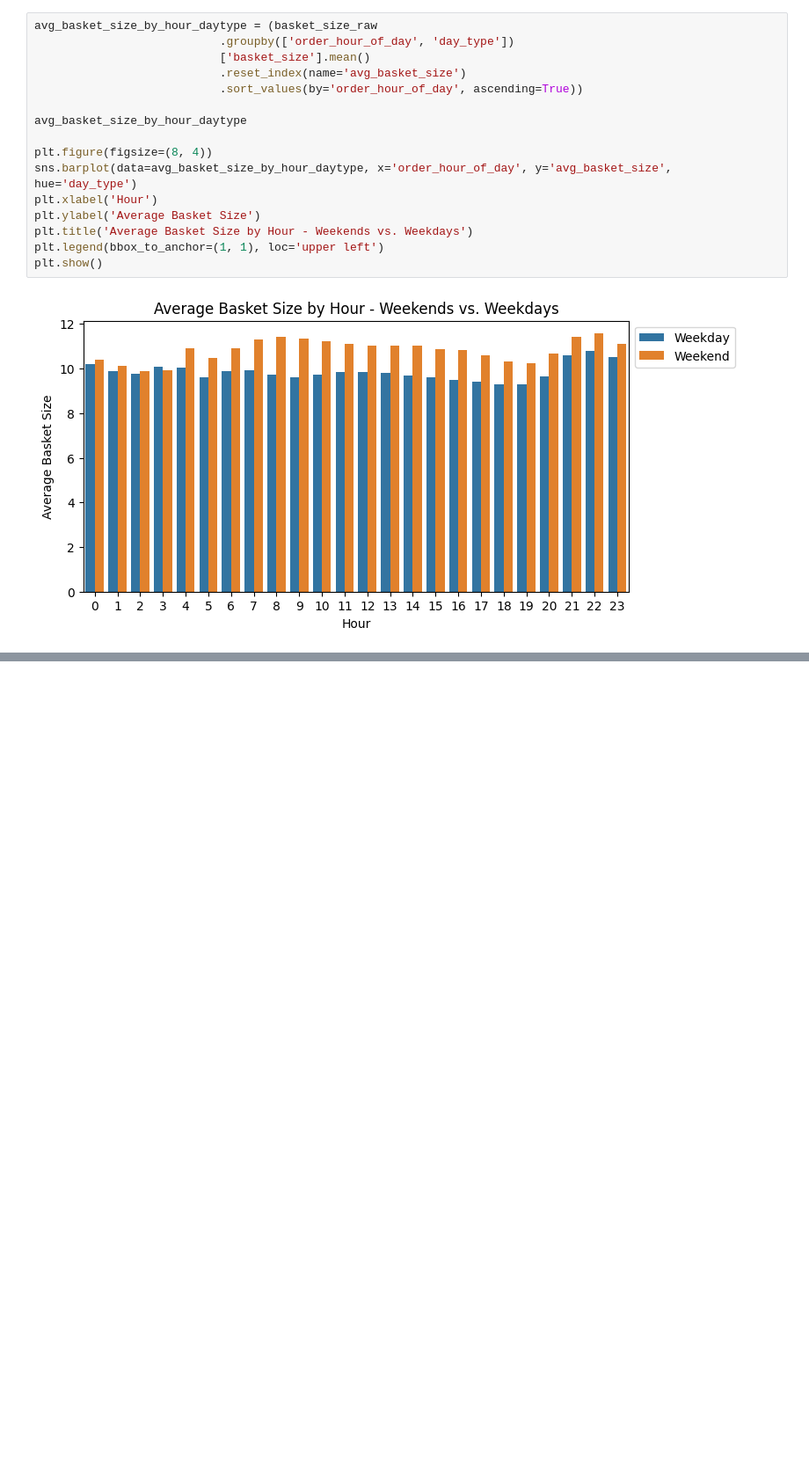
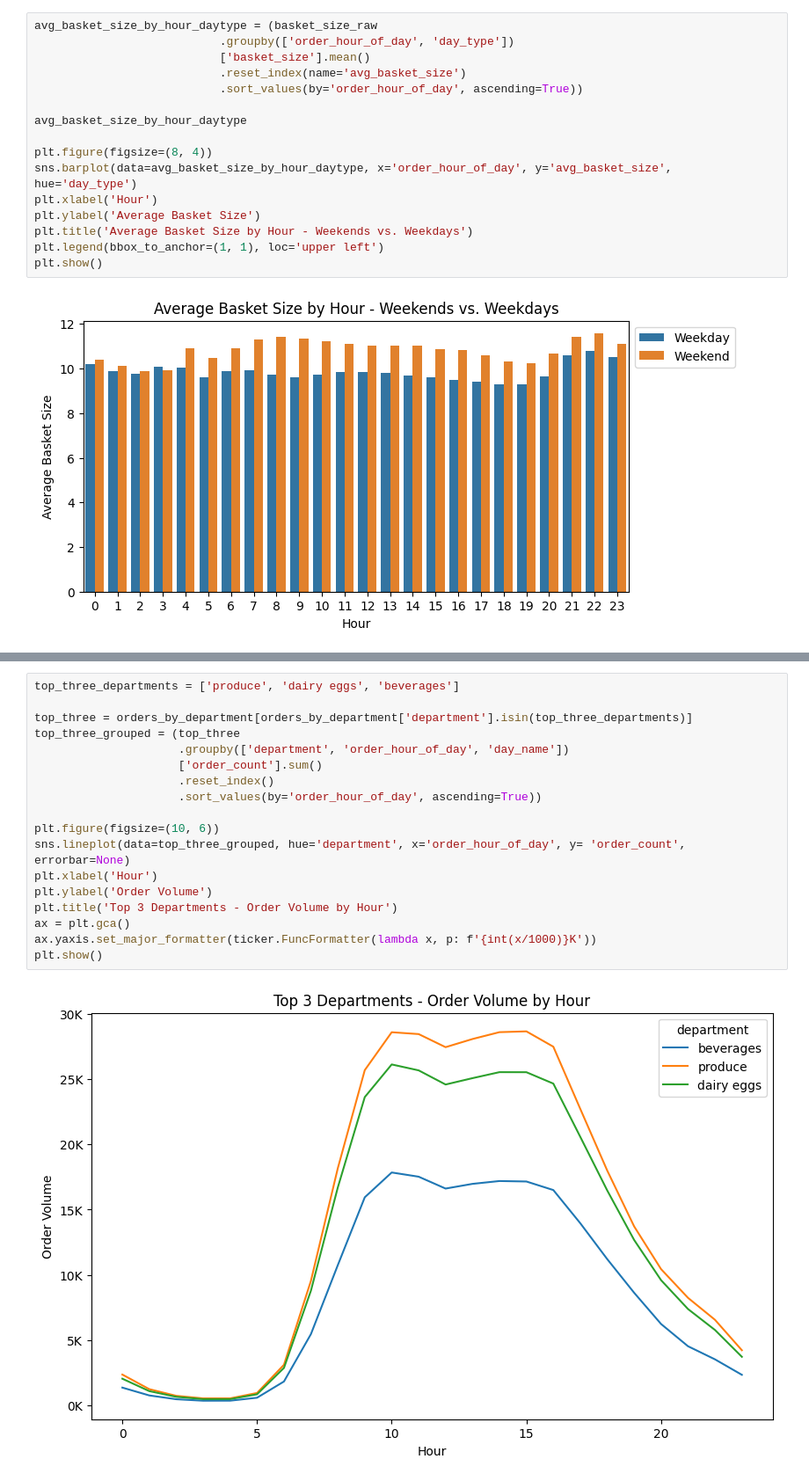
Before and after one commit to shawnho-368/instacart_market_basket, a Jupyter notebook: notebook/instacart.ipynb, the cells around one changed output, grey strips where cells are left out. Shown at 88% size. Cells and saved outputs as stored; diff of their text form; blank space fills up the shorter version.

```diff
--- a/notebook/instacart.ipynb
+++ b/notebook/instacart.ipynb
@@ -308,0 +313,20 @@ plt.show()
+# %%
+top_three_departments = ['produce', 'dairy eggs', 'beverages']
+
+top_three = orders_by_department[orders_by_department['department'].isin(top_three_departments)]
+top_three_grouped = (top_three
+                     .groupby(['department', 'order_hour_of_day', 'day_name'])
+                     ['order_count'].sum()
+                     .reset_index()
+                     .sort_values(by='order_hour_of_day', ascending=True))
+
+plt.figure(figsize=(10, 6))
+sns.lineplot(data=top_three_grouped, hue='department', x='order_hour_of_day', y= 'order_count', errorbar=None)
+plt.xlabel('Hour')
+plt.ylabel('Order Volume')
+plt.title('Top 3 Departments - Order Volume by Hour')
+ax = plt.gca()
+ax.yaxis.set_major_formatter(ticker.FuncFormatter(lambda x, p: f'{int(x/1000)}K'))
+plt.show()
+# %% [output]
+[figure, added]
```
Also changed, not shown: parts of 1 cell of this notebook.
